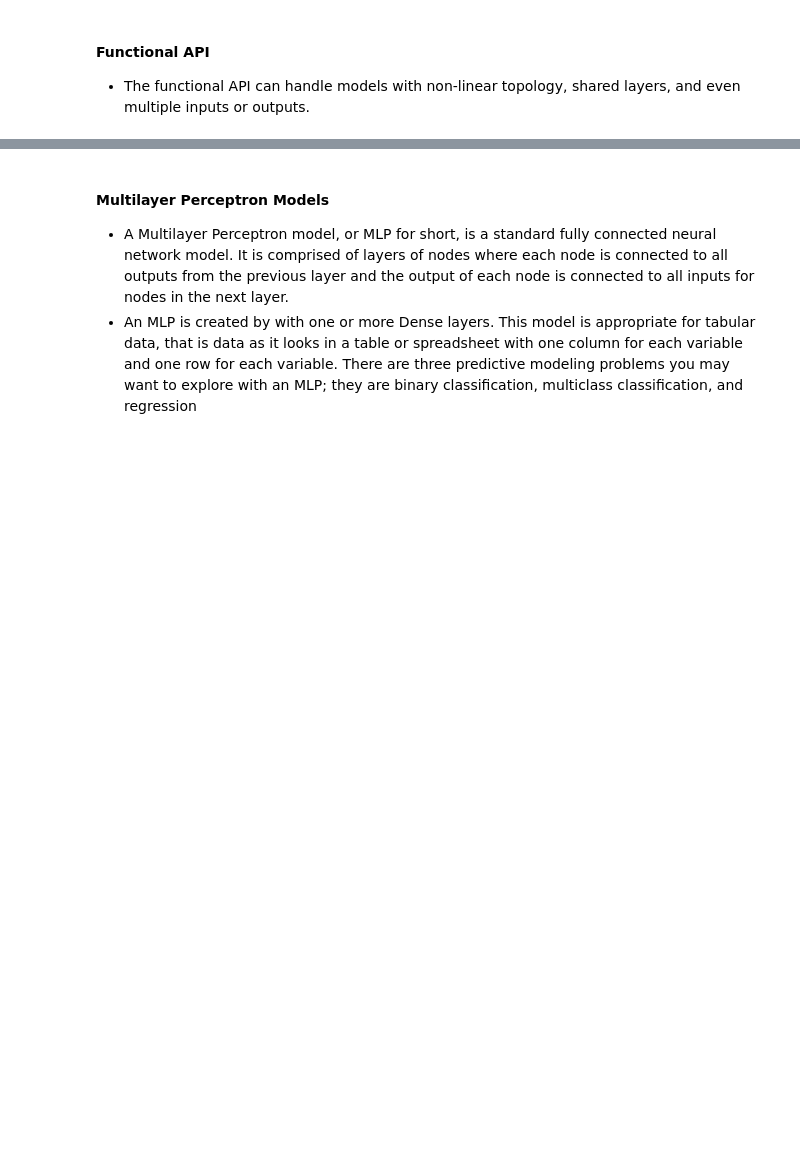
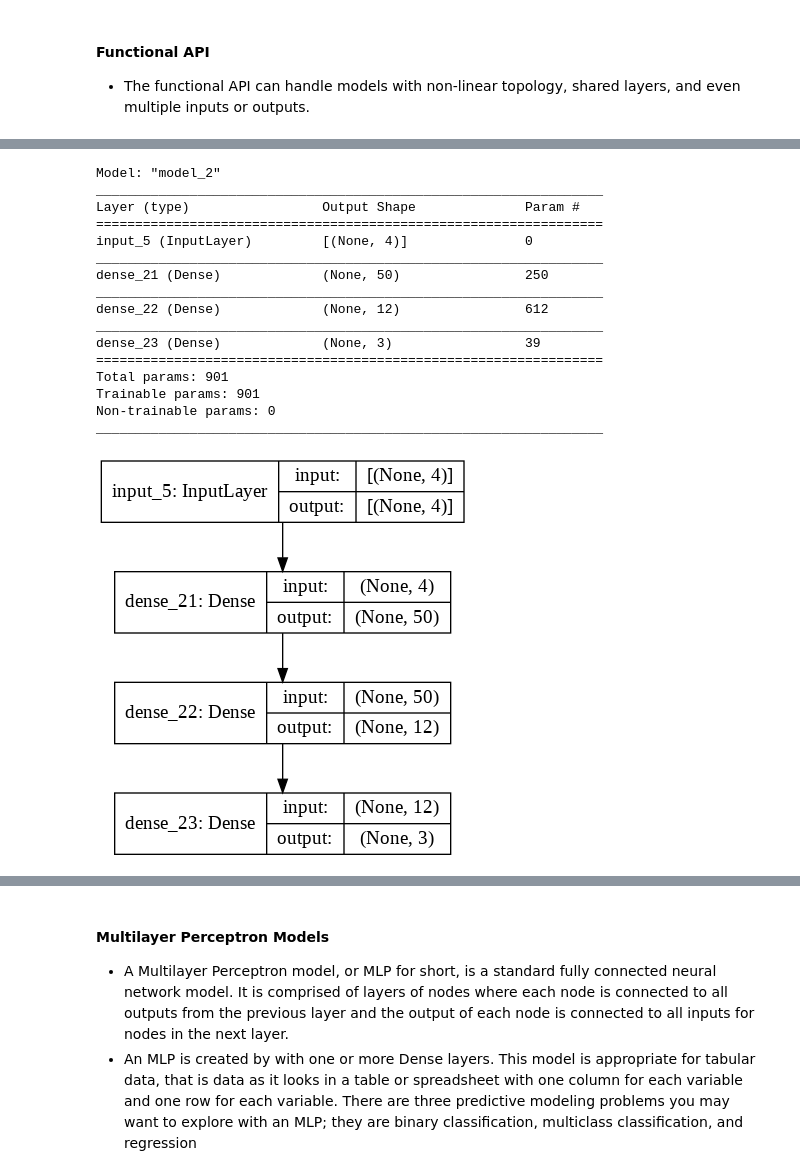
Before and after one commit to sandhyaparna/Python-DataScience-CookBook, a Jupyter notebook: Tensorflow.ipynb, the cells around one changed output, grey strips where cells are left out. Cells and saved outputs as stored; diff of their text form; code cells hidden in the pictures; blank space fills up the shorter version.

```diff
--- a/Tensorflow.ipynb
+++ b/Tensorflow.ipynb
@@ -152,0 +132,28 @@ _________________________________________________________________
+# %%
+input1 = tf.keras.Input(shape=(4,))
+hidden1 = tf.keras.layers.Dense(50, activation='relu')(input1)
+hidden2 = tf.keras.layers.Dense(12, activation='relu')(hidden1)
+output = tf.keras.layers.Dense(3, activation='softmax')(hidden2)
+model = tf.keras.Model(inputs=input1, outputs=output)
+model.summary()
+
+# summarize the model
+plot_model(model, 'model.png', show_shapes=True)
+# %% [output]
+Model: "model_2"
+_________________________________________________________________
+Layer (type)                 Output Shape              Param #
+=================================================================
+input_5 (InputLayer)         [(None, 4)]               0
+_________________________________________________________________
+dense_21 (Dense)             (None, 50)                250
+_________________________________________________________________
+dense_22 (Dense)             (None, 12)                612
+_________________________________________________________________
+dense_23 (Dense)             (None, 3)                 39
+=================================================================
+Total params: 901
+Trainable params: 901
+Non-trainable params: 0
+_________________________________________________________________
+[figure, added]
```
Also changed, not shown: parts of 9 cells of this notebook.
